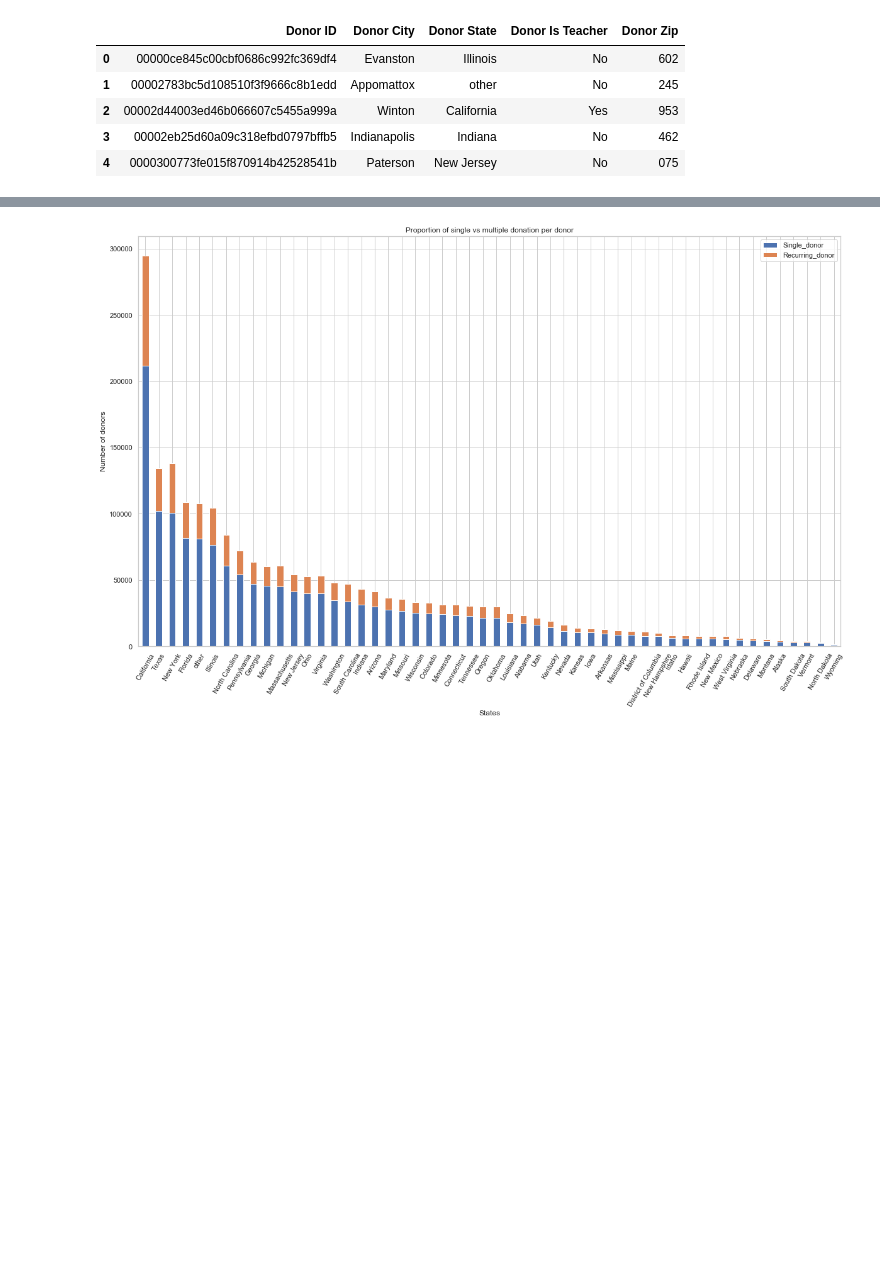
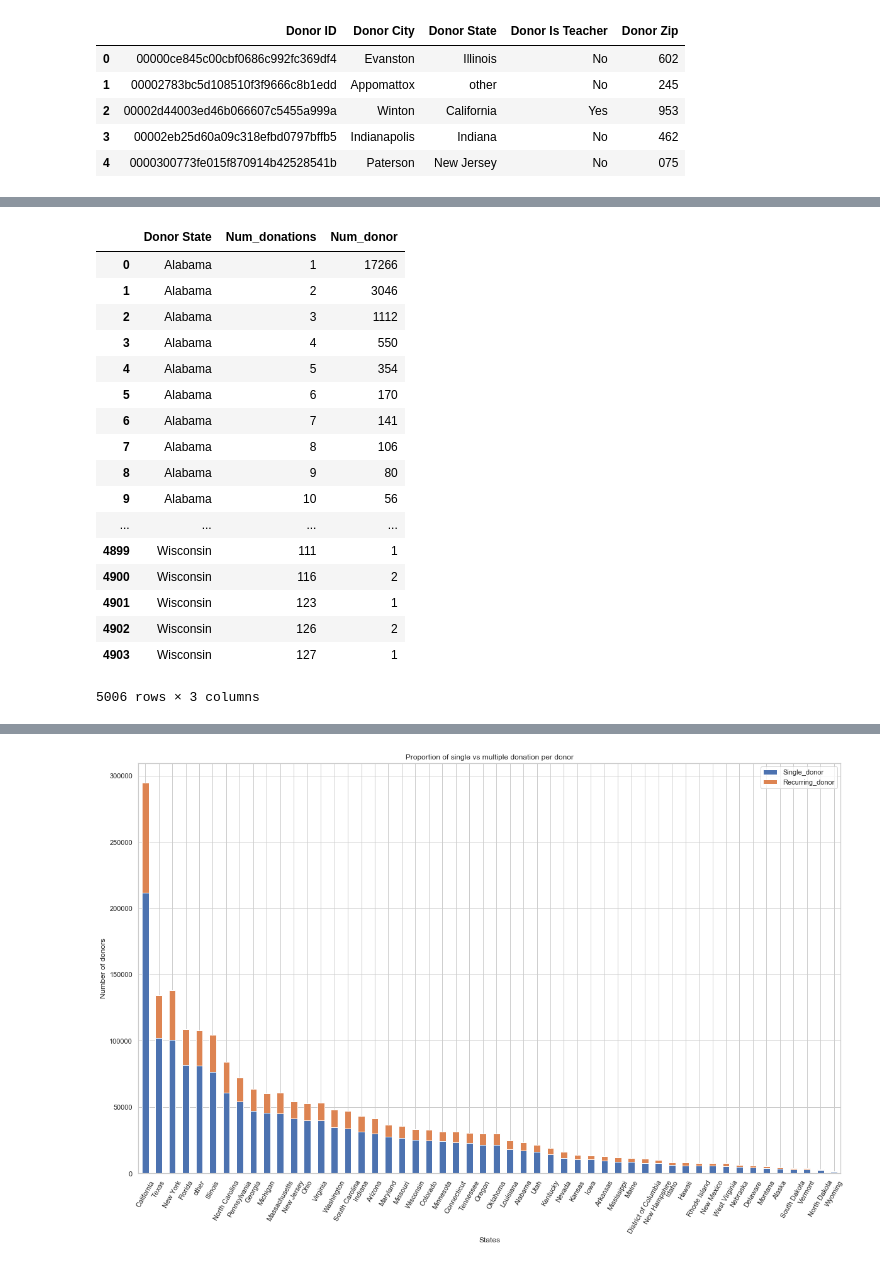
Before and after one commit to prasunshrestha/recommendation_system_for_donors, a Jupyter notebook: ADS_Social_Good_Recommender_System_Notebook.ipynb, the cells around one changed output, grey strips where cells are left out. Cells and saved outputs as stored; diff of their text form; code cells hidden in the pictures; blank space fills up the shorter version.

```diff
--- a/ADS_Social_Good_Recommender_System_Notebook.ipynb
+++ b/ADS_Social_Good_Recommender_System_Notebook.ipynb
@@ -281,3 +338,24 @@ df_donors_raw.head()
+# %%
+df_temp2
+# %% [output]
+|  | Donor State | Num_donations | Num_donor |
+| 0 | Alabama | 1 | 17266 |
+| 1 | Alabama | 2 | 3046 |
+| 2 | Alabama | 3 | 1112 |
+| 3 | Alabama | 4 | 550 |
+| 4 | Alabama | 5 | 354 |
+| 5 | Alabama | 6 | 170 |
+| 6 | Alabama | 7 | 141 |
+| 7 | Alabama | 8 | 106 |
+| 8 | Alabama | 9 | 80 |
+| 9 | Alabama | 10 | 56 |
+| ... | ... | ... | ... |
+| 4899 | Wisconsin | 111 | 1 |
+| 4900 | Wisconsin | 116 | 2 |
+| 4901 | Wisconsin | 123 | 1 |
+| 4902 | Wisconsin | 126 | 2 |
+| 4903 | Wisconsin | 127 | 1 |
+5006 rows × 3 columns
 # %%
 # Merge donor and donations table
 df_donor_merged = pd.merge(df_donors_raw,df_donations_raw, on='Donor ID', how='left')
```
Also changed, not shown: parts of 9 cells of this notebook.
